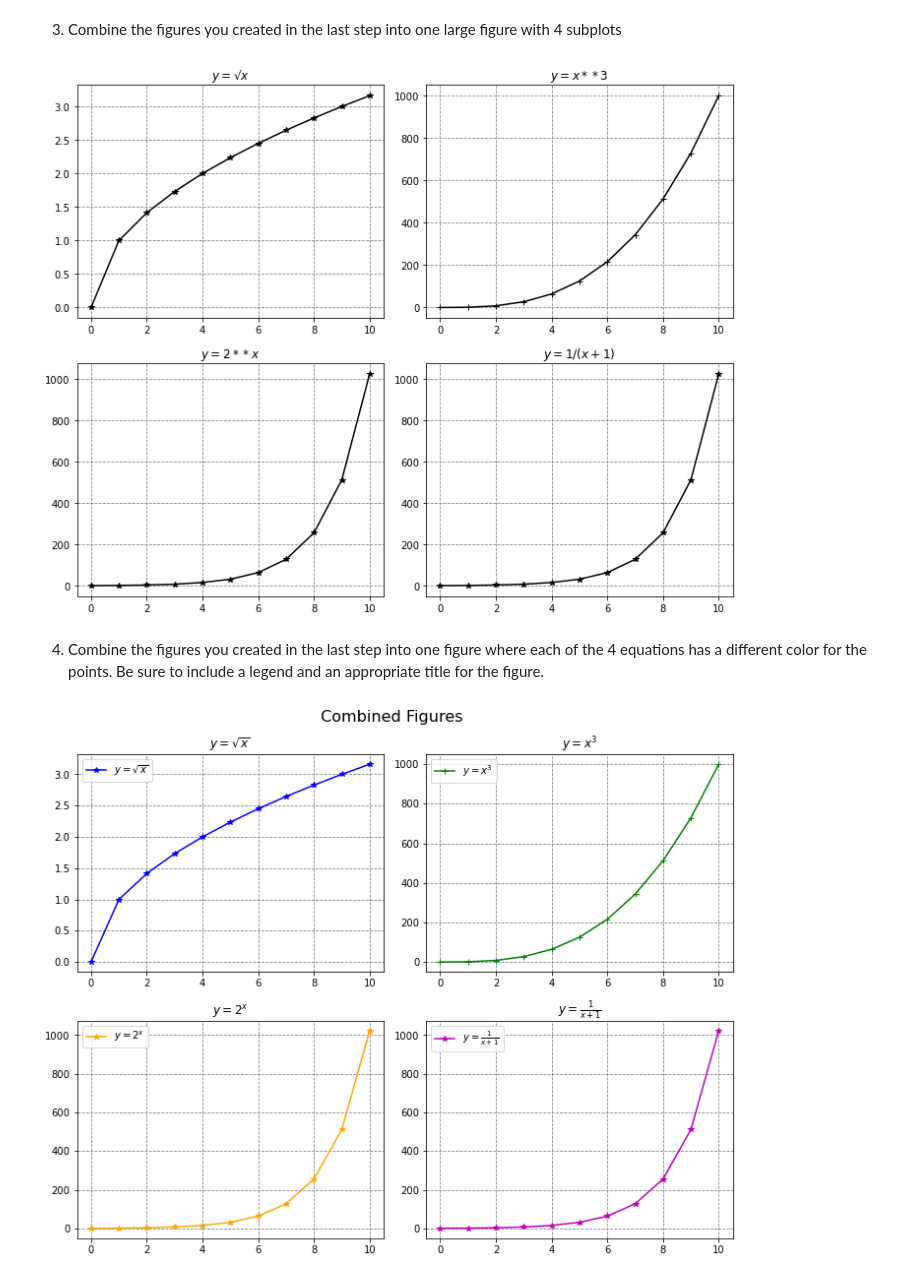
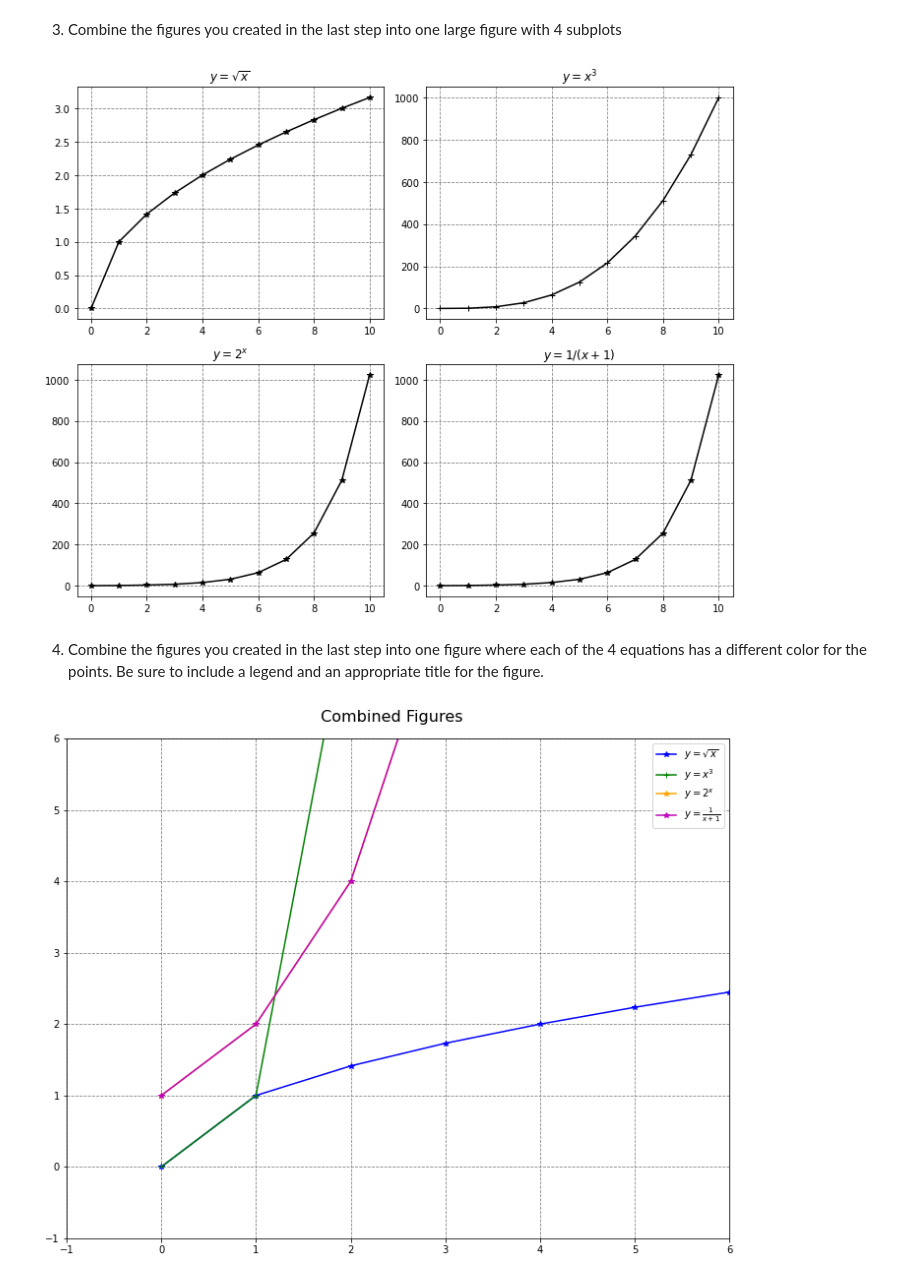
Before and after one commit to cindyvillanuevads/numpy-pandas-visualization-exercises, a Jupyter notebook: matplotlib_exercises.ipynb, the cells around one changed output. Saved outputs shown, nothing was run; the diff lists cells and outputs as text; code cells hidden in the pictures.

```diff
--- a/matplotlib_exercises.ipynb
+++ b/matplotlib_exercises.ipynb
@@ -71,66 +88,73 @@ y4 = [1 / (n + 1) for n in x]
 # Define a figure
 plt.figure(figsize = (10, 8))
 
-
+# y = √x
 plt.subplot(2,2,1)
+#plt.subplot(221)
 plt.plot(x,y1, ls = '-', marker = '*', color = 'black')
-plt.title('$y = √x$')
+plt.title(r'$y = \sqrt{x}$')
 plt.grid(True, ls = '--', color = 'gray')
 
+# y =x **3
 plt.subplot(2,2,2)
 plt.plot(x,y2, ls = '-', marker = '+', color = 'black')
-plt.title('$y = x **3$')
+plt.title(r'$y = x ^3$')
 plt.grid(True, ls = '--', color = 'gray')
 
+# y=2**x
 plt.subplot(2,2,3)
 plt.plot(x,y3, ls = '-', marker = '*', color = 'black')
-plt.title('$y = 2**x$')
+plt.title(r'$y = 2^x$')
 plt.grid(True, ls = '--', color = 'gray')
 
+# y= 1/(x+1)
 plt.subplot(2,2,4)
 plt.plot(x,y3, ls = '-', marker = '*', color = 'black')
 plt.title('$y = 1/(x+1)$')
 plt.grid(True, ls = '--', color = 'gray')
 
+
 # add padding to avoid overlap of subplots
 plt.tight_layout()
 # %% [output]
-[figure, old version]
+[figure, new version]
 # %% [markdown]
 4. Combine the figures you created in the last step into one figure where each of the 4 equations has a different color for the points. Be sure to include a legend and an appropriate title for the figure.
 # %%
 # Define a figure
 plt.figure(figsize = (10, 8))
 plt.suptitle(' Combined Figures', fontsize = 16)
 
-plt.subplot(2,2,1)
+
 plt.plot(x,y1, ls = '-', marker = '*', color = 'blue',label = r'$y = \sqrt{x}$')
-plt.title(r'$y = \sqrt{x}$')
+
 plt.grid(True, ls = '--', color = 'gray')
 plt.legend()
 
 
 
-plt.subplot(2,2,2)
+
 plt.plot(x,y2, ls = '-', marker = '+', color = 'green', label = r'$y = x ^3$')
-plt.title(r'$y = x ^3$')
-plt.grid(True, ls = '--', color = 'gray')
-plt.legend()
 
-plt.subplot(2,2,3)
-plt.plot(x,y3, ls = '-', marker = '*', color = 'orange', label = r'$y = 2^x$')
-plt.title(r'$y = 2^x$')
-plt.grid(True, ls = '--', color = 'gray')
-plt.legend()
-
-plt.subplot(2,2,4)
-plt.plot(x,y3, ls = '-', marker = '*', color = 'm', label = r'$y = \frac{1}{x+1}$' )
-plt.title(r'$y = \frac{1}{x+1}$')
 plt.grid(True, ls = '--', color = 'gray')
 plt.legend()
 
 
+plt.plot(x,y3, ls = '-', marker = '*', color = 'orange', label = r'$y = 2^x$')
+
+plt.grid(True, ls = '--', color = 'gray')
+plt.legend()
+
+
+plt.plot(x,y3, ls = '-', marker = '*', color = 'm', label = r'$y = \frac{1}{x+1}$' )
+
+plt.grid(True, ls = '--', color = 'gray')
+plt.legend()
+# to change  the limits
+plt.ylim(0,6)
+plt.xlim(0,6)
+
 # add padding to avoid overlap of subplots
 plt.tight_layout()
 # %% [output]
-[figure, old version]
+[figure, new version]
```
Also changed, not shown: parts of 6 cells of this notebook, 1 other file.
